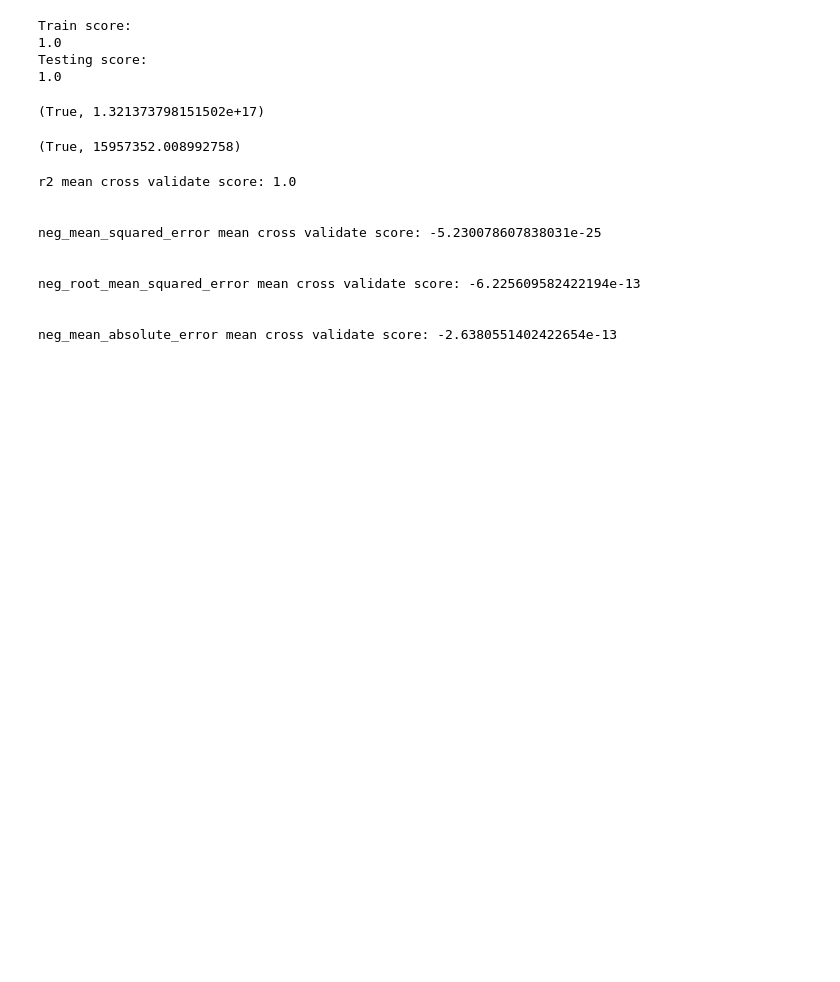
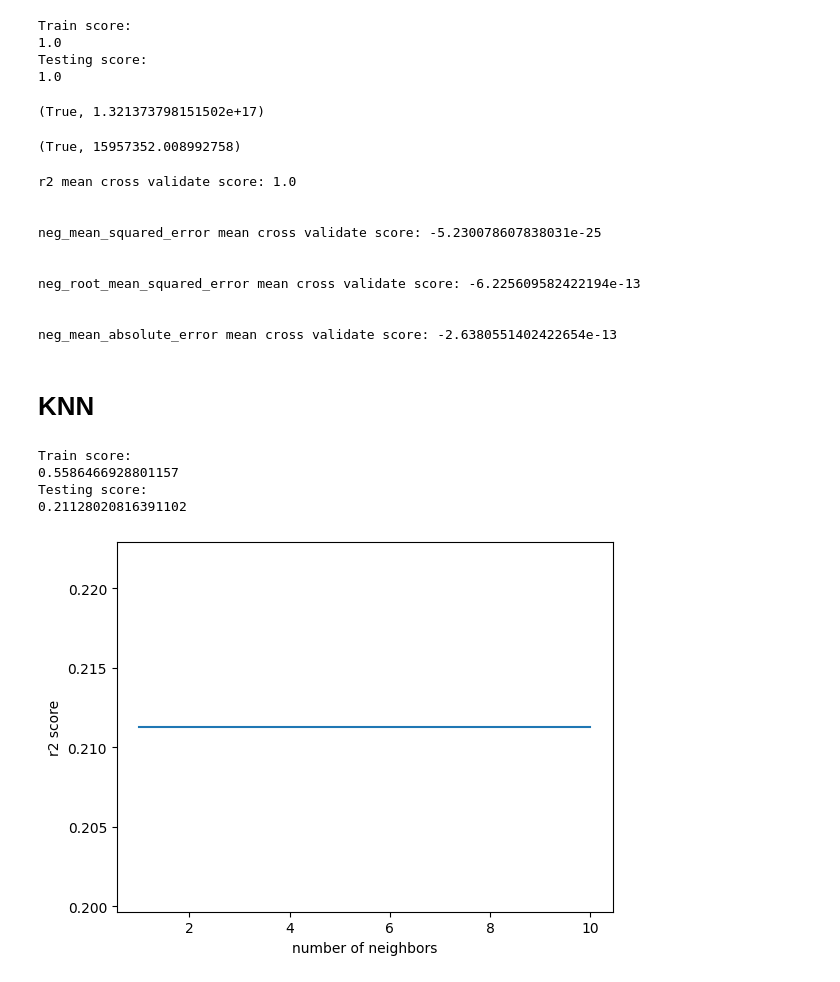
Before and after one commit to 112523chen/CET4973-Fall-Project, a Jupyter notebook: notebook.ipynb, the cells around one changed output. Cells and saved outputs as stored; diff of their text form; code cells hidden in the pictures; blank space fills up the shorter version.

```diff
--- a/notebook.ipynb
+++ b/notebook.ipynb
@@ -508,3 +508,39 @@ neg_root_mean_squared_error mean cross validate score: -6.225609582422194e-13
 
 
 neg_mean_absolute_error mean cross validate score: -2.6380551402422654e-13
+# %% [markdown]
+# KNN
+# %%
+from sklearn.neighbors import KNeighborsRegressor
+
+X = model_df.drop("price", axis=1).values #features
+y = model_df["price"].values #target
+
+X_train, X_test, y_train, y_test = train_test_split(X, y, test_size=0.2, random_state=42)
+
+neigh = KNeighborsRegressor(n_neighbors=3)
+neigh.fit(X_train, y_train)
+
+print("Train score: ")
+print(neigh.score(X_train,y_train))
+print("Testing score: ")
+print(neigh.score(X_test,y_test))
+# %% [output]
+Train score:
+0.5586466928801157
+Testing score:
+0.21128020816391102
+# %%
+ns = np.arange(1,11)
+test_score = []
+for n in ns:
+    knn = KNeighborsRegressor(n_neighbors=n)
+    neigh.fit(X_train, y_train)
+    test_score.append(neigh.score(X_test,y_test))
+
+plt.plot(ns, test_score)
+plt.xlabel('number of neighbors')
+plt.ylabel('r2 score')
+plt.show()
+# %% [output]
+[figure, added]
```
Also changed, not shown: parts of 8 cells of this notebook.
